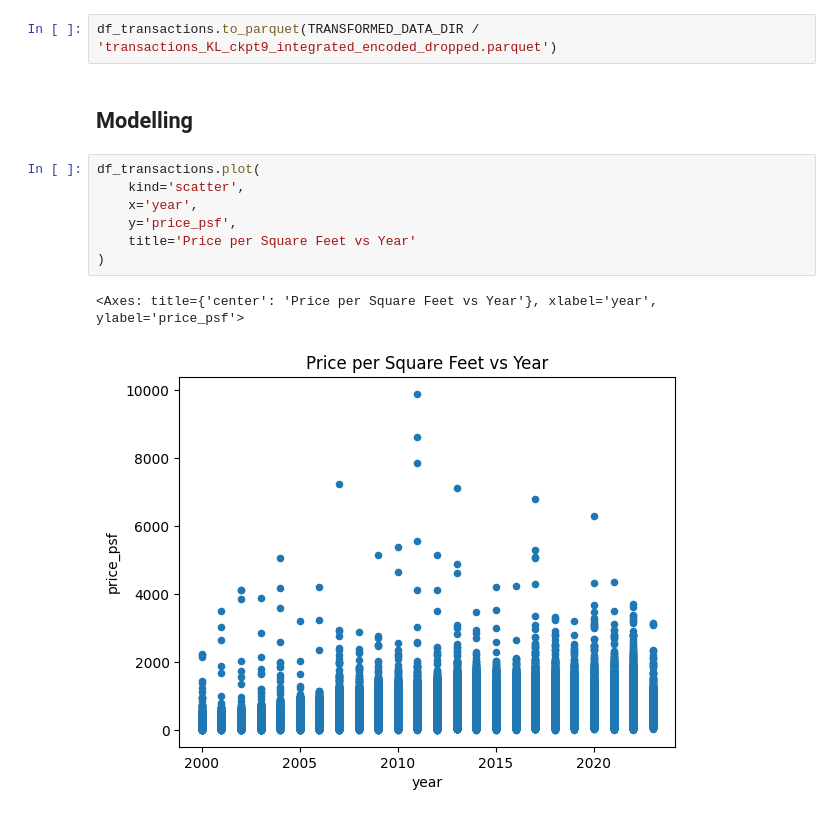
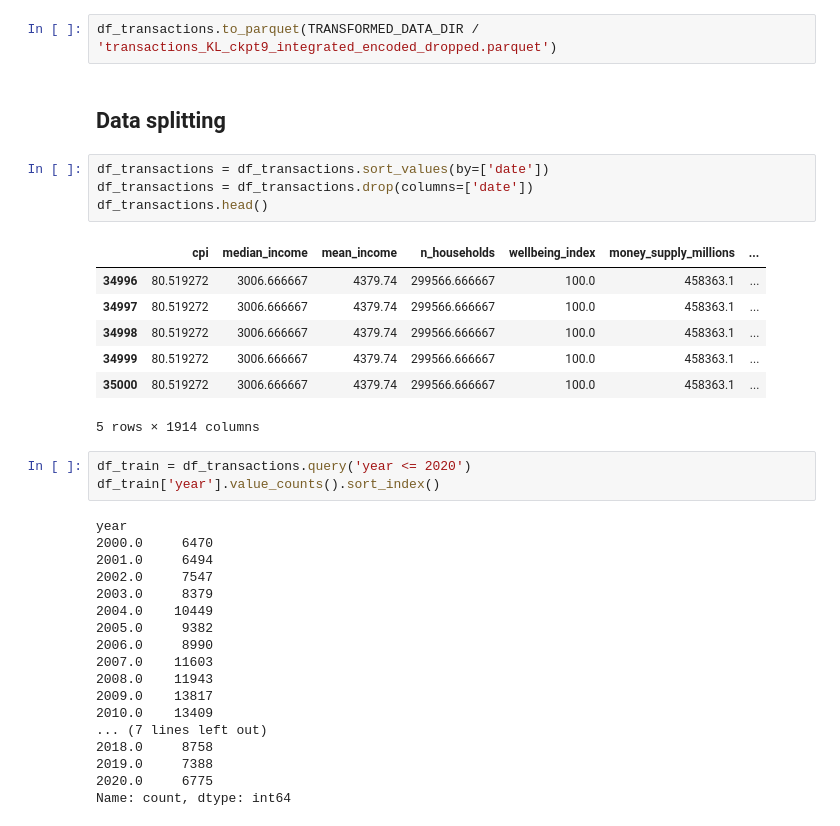
Before and after one commit to yuenherny/kl-house-price-forecasting, a Jupyter notebook: notebooks/Transactions - 07 ML Modelling.ipynb, the cells around one changed output. Cells and saved outputs as stored; diff of their text form.

Commit message:
Add ML modelling

```diff
--- a/notebooks/Transactions - 07 ML Modelling.ipynb
+++ b/notebooks/Transactions - 07 ML Modelling.ipynb
@@ -447,15 +266,38 @@ dtypes: datetime64[ns](1), float64(18), int64(1896)
 memory usage: 3.3 GB
 # %%
 df_transactions.to_parquet(TRANSFORMED_DATA_DIR / 'transactions_KL_ckpt9_integrated_encoded_dropped.parquet')
-# %% [markdown]
-## Modelling
-# %%
-df_transactions.plot(
-    kind='scatter',
-    x='year',
-    y='price_psf',
-    title='Price per Square Feet vs Year'
-)
-# %% [output]
-<Axes: title={'center': 'Price per Square Feet vs Year'}, xlabel='year', ylabel='price_psf'>
-[figure, removed]
+# %% [markdown]
+## Data splitting
+# %%
+df_transactions = df_transactions.sort_values(by=['date'])
+df_transactions = df_transactions.drop(columns=['date'])
+df_transactions.head()
+# %% [output]
+|  | cpi | median_income | mean_income | n_households | wellbeing_index | money_supply_millions | ... |
+| 34996 | 80.519272 | 3006.666667 | 4379.74 | 299566.666667 | 100.0 | 458363.1 | ... |
+| 34997 | 80.519272 | 3006.666667 | 4379.74 | 299566.666667 | 100.0 | 458363.1 | ... |
+| 34998 | 80.519272 | 3006.666667 | 4379.74 | 299566.666667 | 100.0 | 458363.1 | ... |
+| 34999 | 80.519272 | 3006.666667 | 4379.74 | 299566.666667 | 100.0 | 458363.1 | ... |
+| 35000 | 80.519272 | 3006.666667 | 4379.74 | 299566.666667 | 100.0 | 458363.1 | ... |
+5 rows × 1914 columns
+# %%
+df_train = df_transactions.query('year <= 2020')
+df_train['year'].value_counts().sort_index()
+# %% [output]
+year
+2000.0     6470
+2001.0     6494
+2002.0     7547
+2003.0     8379
+2004.0    10449
+2005.0     9382
+2006.0     8990
+2007.0    11603
+2008.0    11943
+2009.0    13817
+2010.0    13409
+... (7 lines left out)
+2018.0     8758
+2019.0     7388
+2020.0     6775
+Name: count, dtype: int64
```
Also changed, not shown: parts of 30 cells of this notebook.
